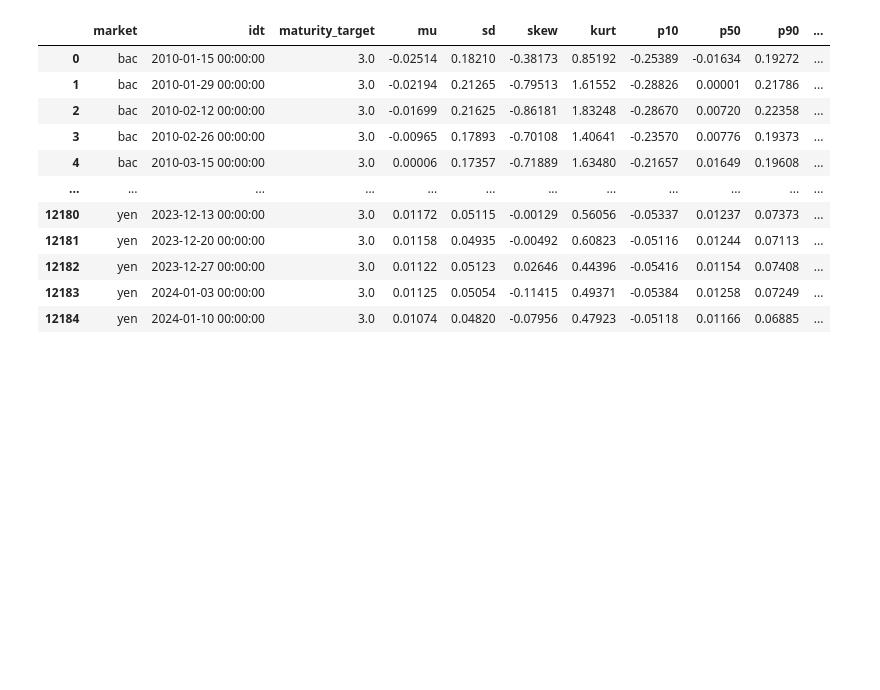
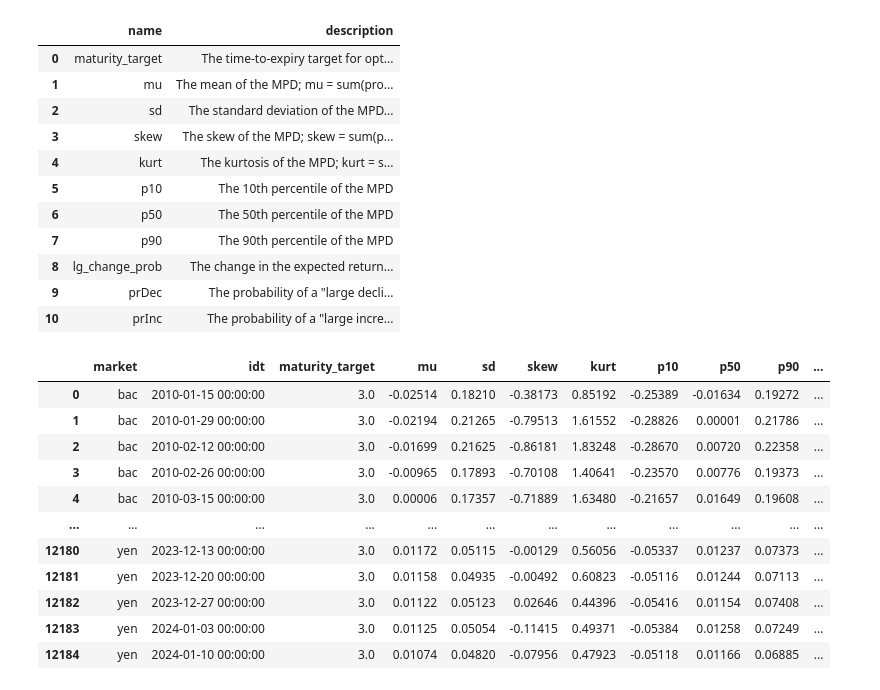
Before and after one commit to claircocoanut/iaqf-default, a Jupyter notebook: data_analysis/equity.ipynb, the cells around one changed output. Saved outputs shown, nothing was run; the diff lists cells and outputs as text; code cells hidden in the pictures; blank space fills up the shorter version.

```diff
--- a/data_analysis/equity.ipynb
+++ b/data_analysis/equity.ipynb
@@ -7,6 +7,22 @@ import matplotlib.pyplot as plt
 from matplotlib import colors
 
 from download_data import download_price_data
+# %%
+column_def = pd.read_csv("../data/column_def.csv")
+column_def
+# %% [output]
+|  | name | description |
+| 0 | maturity_target | The time-to-expiry target for opt... |
+| 1 | mu | The mean of the MPD; mu = sum(pro... |
+| 2 | sd | The standard deviation of the MPD... |
+| 3 | skew | The skew of the MPD; skew = sum(p... |
+| 4 | kurt | The kurtosis of the MPD; kurt = s... |
+| 5 | p10 | The 10th percentile of the MPD |
+| 6 | p50 | The 50th percentile of the MPD |
+| 7 | p90 | The 90th percentile of the MPD |
+| 8 | lg_change_prob | The change in the expected return... |
+| 9 | prDec | The probability of a "large decli... |
+| 10 | prInc | The probability of a "large incre... |
 # %%
 data = pd.read_csv("../data/mpd_stats.csv")
 ticker_def = pd.read_csv("../data/ticker_def.csv", index_col=["ticker"])
```
Also changed, not shown: 1 other file.
